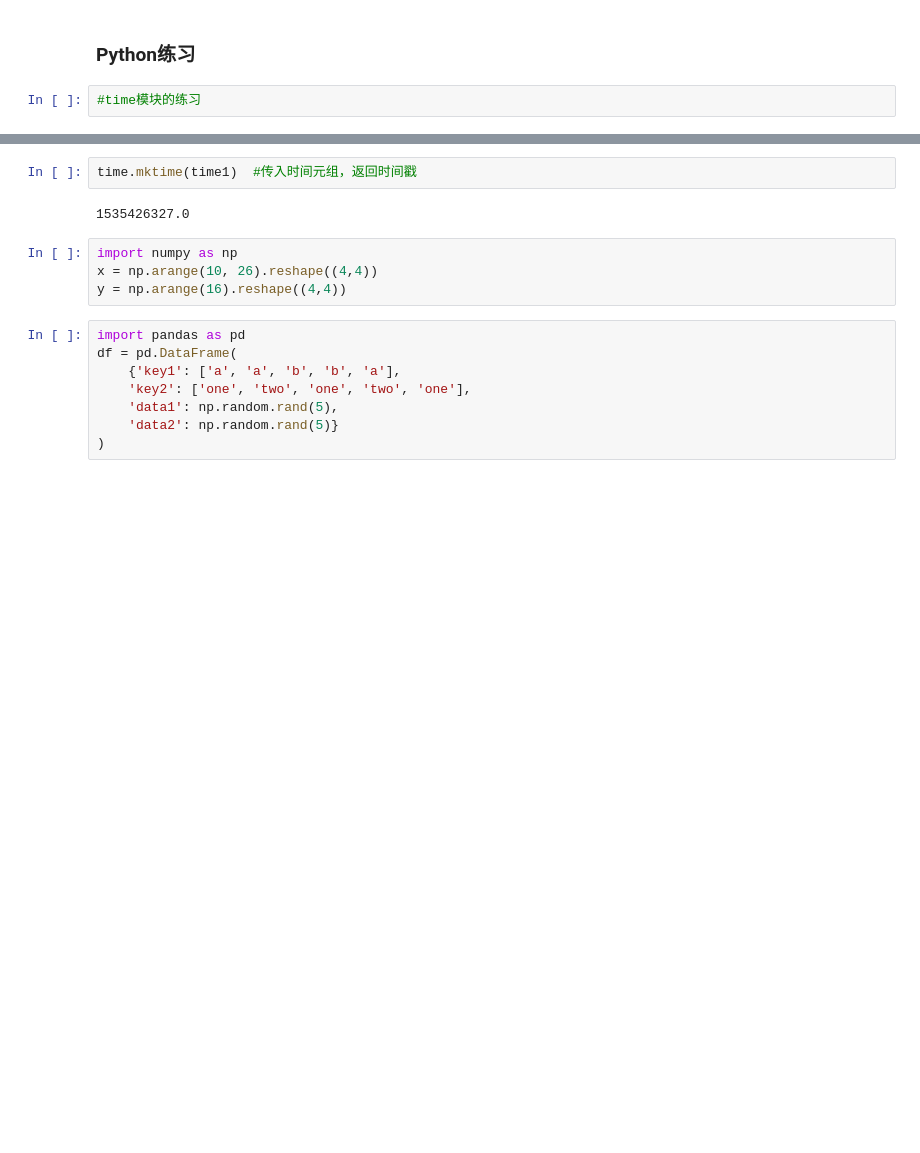
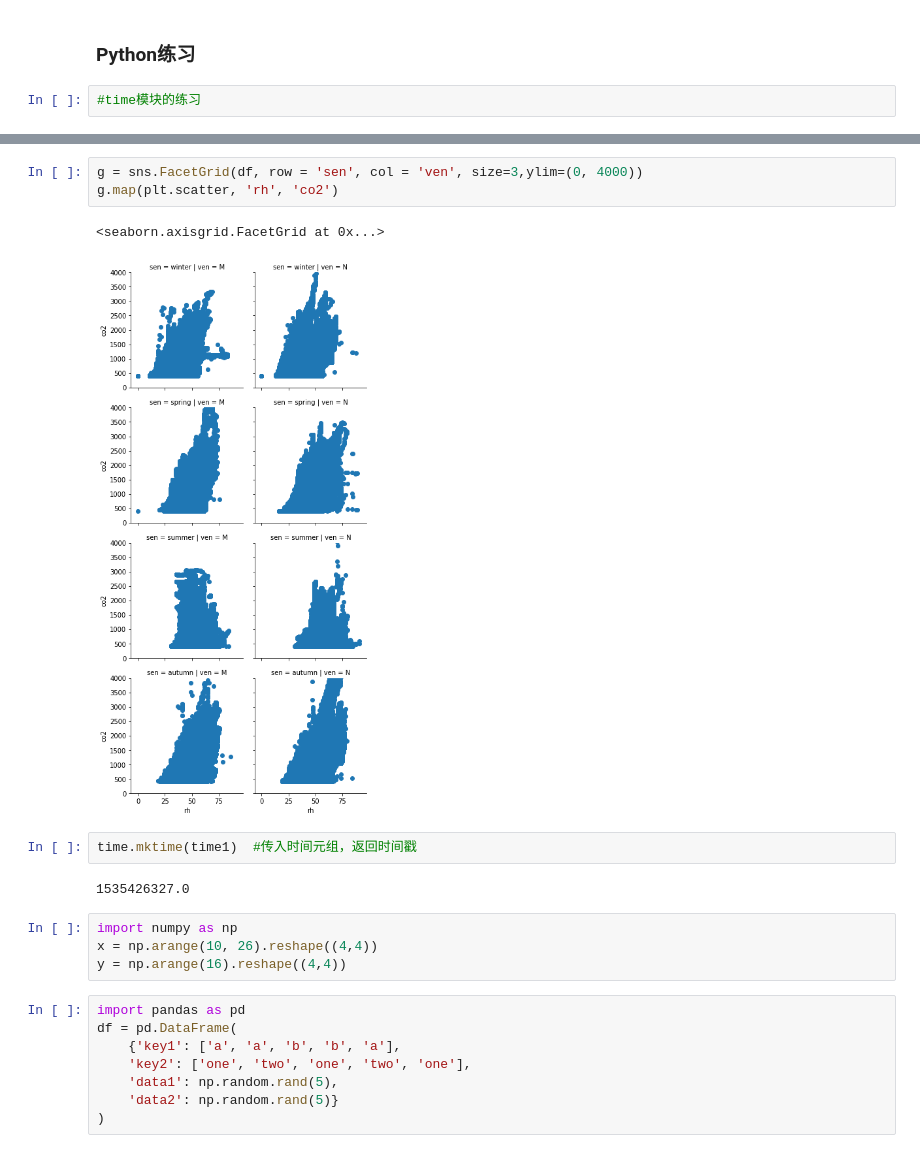
Before and after one commit to holyshit9527/python_data, a Jupyter notebook: practice python.ipynb, the cells around one changed output, grey strips where cells are left out. Saved outputs shown, nothing was run; the diff lists cells and outputs as text; blank space fills up the shorter version.

```diff
--- a/practice python.ipynb
+++ b/practice python.ipynb
@@ -8,3 +19,9 @@ time1 = time.localtime()  # 返回的是当前的时间元组
+# %%
+g = sns.FacetGrid(df, row = 'sen', col = 'ven', size=3,ylim=(0, 4000))
+g.map(plt.scatter, 'rh', 'co2')
+# %% [output]
+<seaborn.axisgrid.FacetGrid at 0x...>
+[figure, added]
 # %%
 time.mktime(time1)  #传入时间元组，返回时间戳
 # %% [output]
```
Also changed, not shown: parts of 5 cells of this notebook.
